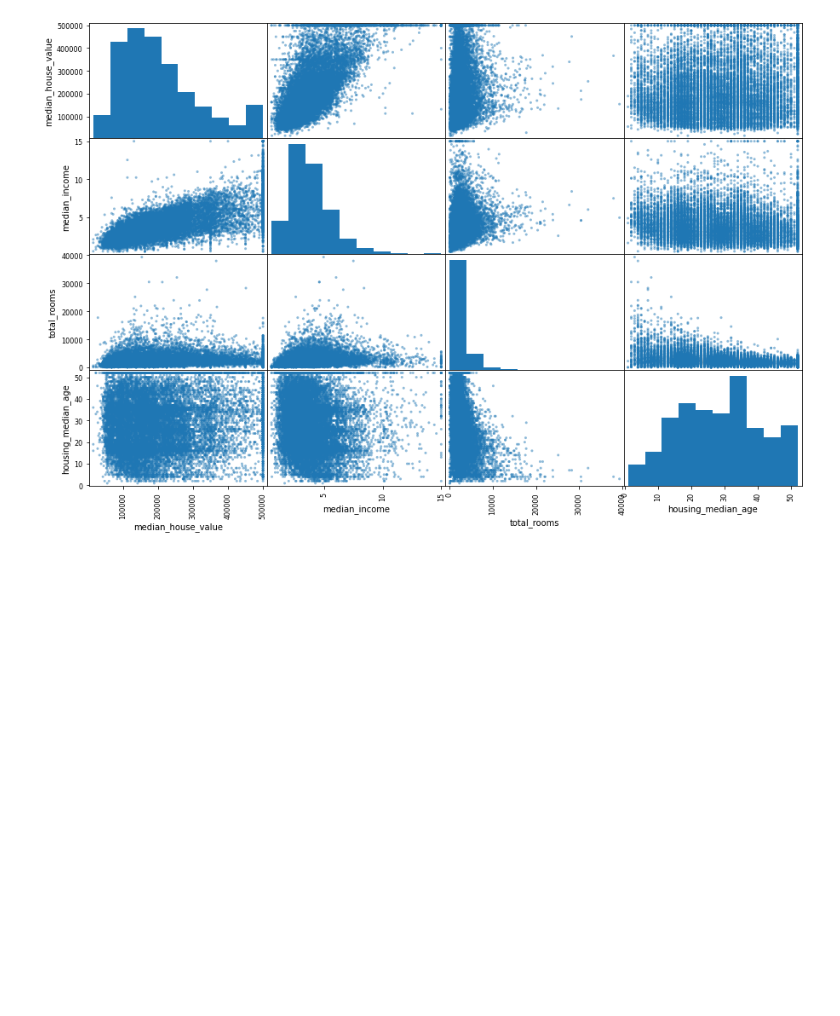
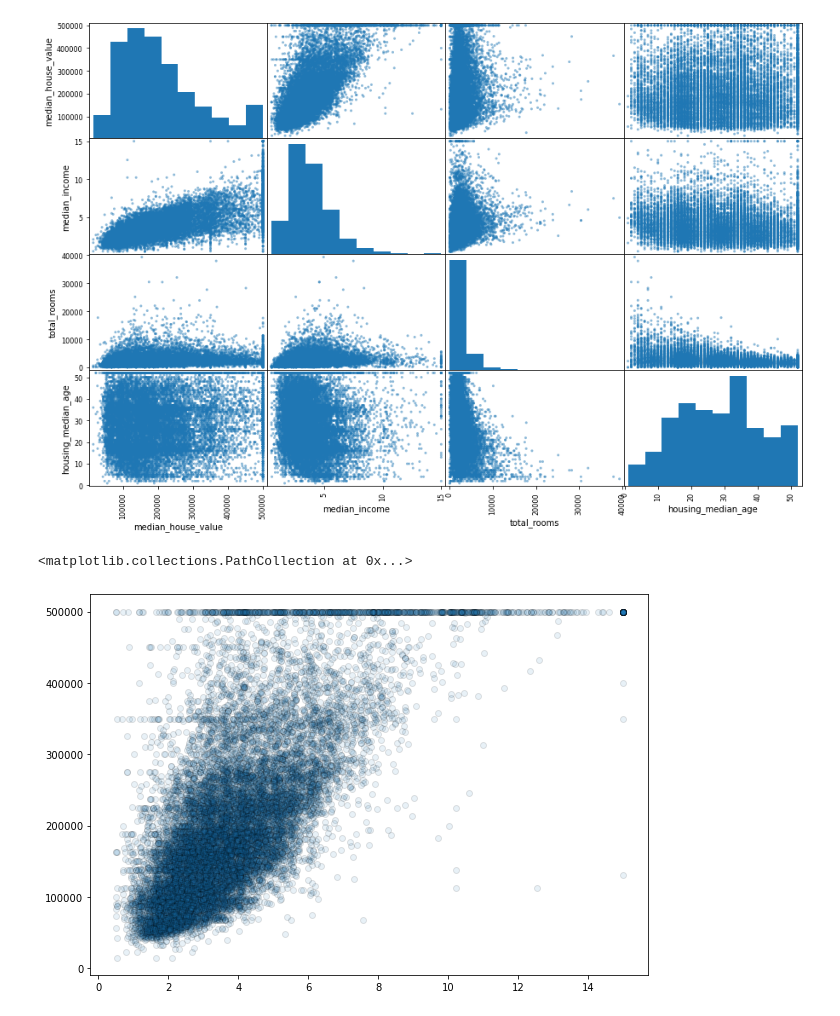
Before and after one commit to mattslatt/practice_projects, a Jupyter notebook: notebooks/ca_housing_prices.ipynb, the cells around one changed output. Cells and saved outputs as stored; diff of their text form; code cells hidden in the pictures; blank space fills up the shorter version.

```diff
--- a/notebooks/ca_housing_prices.ipynb
+++ b/notebooks/ca_housing_prices.ipynb
@@ -161,3 +165,11 @@ features = ['median_house_value','median_income','total_rooms','housing_median_a
 scatter_matrix(housing[features], figsize = [15,10]);
 # %% [output]
 [figure]
+# %%
+# median_income is indeed the most promising feature, let's look closely
+
+fig, ax = plt.subplots(figsize=[10,7])
+ax.scatter(housing['median_income'],housing['median_house_value'], alpha = 0.1, ec='black')
+# %% [output]
+<matplotlib.collections.PathCollection at 0x...>
+[figure, added]
```
Also changed, not shown: parts of 15 cells of this notebook.
